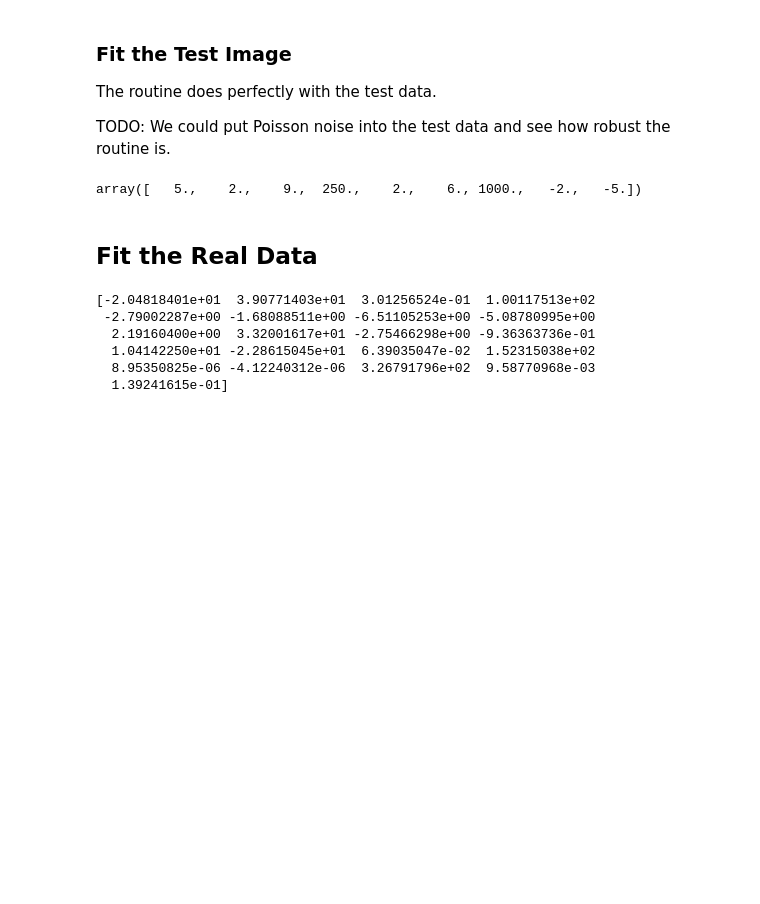
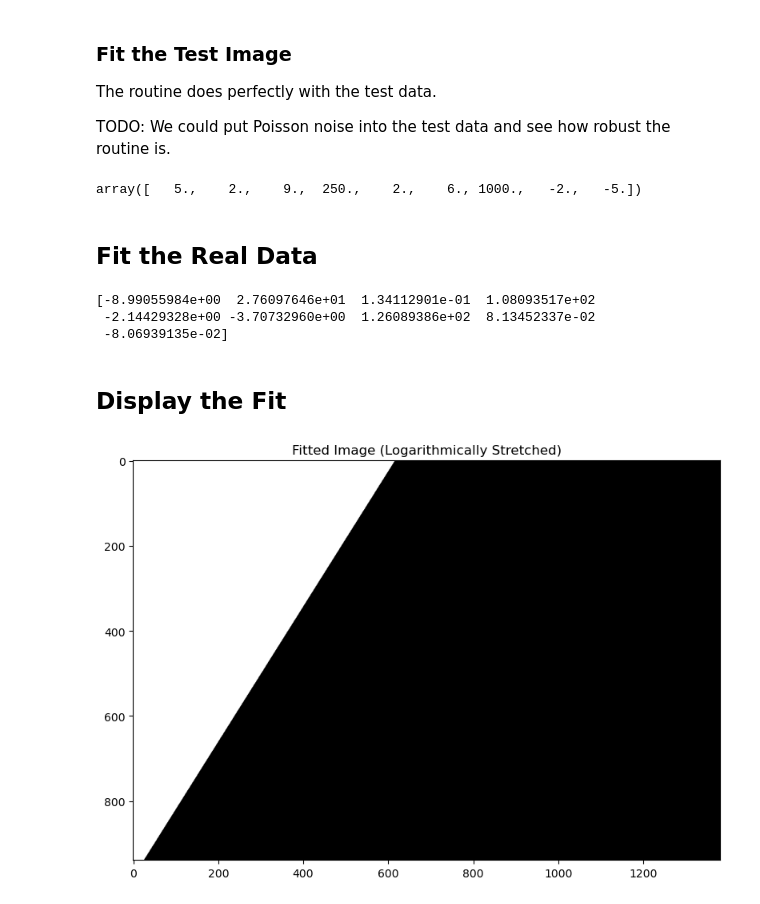
Before and after one commit to brianhill/supernova-observation, a Jupyter notebook: analyses/ZTF24aahgqwk/ZTF24aahgqwk-light_curve.ipynb, the cells around one changed output. Saved outputs shown, nothing was run; the diff lists cells and outputs as text; code cells hidden in the pictures; blank space fills up the shorter version.

Commit message:
Started display of fitted image.

```diff
--- a/analyses/ZTF24aahgqwk/ZTF24aahgqwk-light_curve.ipynb
+++ b/analyses/ZTF24aahgqwk/ZTF24aahgqwk-light_curve.ipynb
@@ -108,13 +123,13 @@ EXTENT = Extent(EXTENT_WIDTH, EXTENT_HEIGHT)
 CENTERS = [
     Point(708, 443), # target
     Point(177, 109), # reference star at far upper left
-    Point(112, 368), # reference star at far left
-    Point(585, 426), # reference star just left of center
-    Point(982, 591), # reference star right of center
-    Point(1271, 280), # reference star at far right
+#     Point(112, 368), # reference star at far left
+#     Point(585, 426), # reference star just left of center
+#     Point(982, 591), # reference star right of center
+#     Point(1271, 280), # reference star at far right
 ]
 
-CENTER_COUNT = len(CENTERS)
+CENTERS_COUNT = len(CENTERS)
 # %% [markdown]
 ## Display a Representative Image
 # %%
@@ -362,7 +377,7 @@ initial_parameter_vector = [
     initial_guess_for_fwhm
 ]
 
-for index in range(CENTER_COUNT):
+for _ in range(CENTERS_COUNT):
     initial_parameter_vector.append(100.0)  # Initial guess for flux
     initial_parameter_vector.append(0.0)   # Initial guess for center_x
     initial_parameter_vector.append(0.0)   # Initial guess for center_y
@@ -373,9 +388,39 @@ result = least_squares(residuals_function, np.array(initial_parameter_vector))
 
 print(result.x)
 # %% [output]
-[-2.04818401e+01  3.90771403e+01  3.01256524e-01  1.00117513e+02
- -2.79002287e+00 -1.68088511e+00 -6.51105253e+00 -5.08780995e+00
-  2.19160400e+00  3.32001617e+01 -2.75466298e+00 -9.36363736e-01
-  1.04142250e+01 -2.28615045e+01  6.39035047e-02  1.52315038e+02
-  8.95350825e-06 -4.12240312e-06  3.26791796e+02  9.58770968e-03
-  1.39241615e-01]
+[-8.99055984e+00  2.76097646e+01  1.34112901e-01  1.08093517e+02
+ -2.14429328e+00 -3.70732960e+00  1.26089386e+02  8.13452337e-02
+ -8.06939135e-02]
+# %% [markdown]
+## Display the Fit
+# %%
+FITTED_IMAGE_DATA = np.zeros((IMAGE_HEIGHT, IMAGE_WIDTH))  # height goes before width in the array shape
+
+for j in range(IMAGE_HEIGHT):
+        for i in range(IMAGE_WIDTH):
+            # which are we closer to?
+            distance_to_target_squared = (i - CENTERS[0].x)**2 + (j - CENTERS[0].y)**2
+            distance_to_reference_squared = (i - CENTERS[1].x)**2 + (j - CENTERS[1].y)**2
+            closer_to_target = distance_to_target_squared <= distance_to_reference_squared
+            total_background = result.x[PINDEX_TARGET_BACKGROUND] + result.x[PINDEX_GENERAL_BACKGROUND] \
+            if closer_to_target \
+            else result.x[PINDEX_GENERAL_BACKGROUND]
+            FITTED_IMAGE_DATA[j, i] += total_background
+#                 TEST_TARGET_GAUSSIAN(i - TEST_CENTERS_WITH_OFFSETS[0].x,
+#                                      j - TEST_CENTERS_WITH_OFFSETS[0].y) + \
+#                 TEST_REFERENCE_GAUSSIAN(i - TEST_CENTERS_WITH_OFFSETS[1].x,
+#                                         j - TEST_CENTERS_WITH_OFFSETS[1].y)
+
+stretched_fitted_image = stretch_transform(FITTED_IMAGE_DATA)
+
+# Display the image
+
+fig, axes = plt.subplots(1, 1, figsize=(8, 8))
+
+axes.imshow(stretched_fitted_image, cmap='gray')
+axes.set_title("Fitted Image (Logarithmically Stretched)")
+
+plt.tight_layout()
+plt.show()
+# %% [output]
+[figure, added]
```
Also changed, not shown: parts of 1 cell of this notebook.
